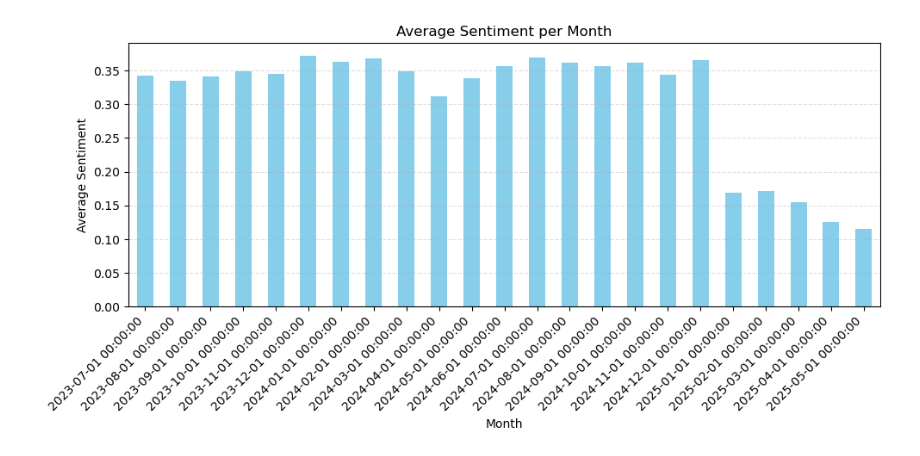
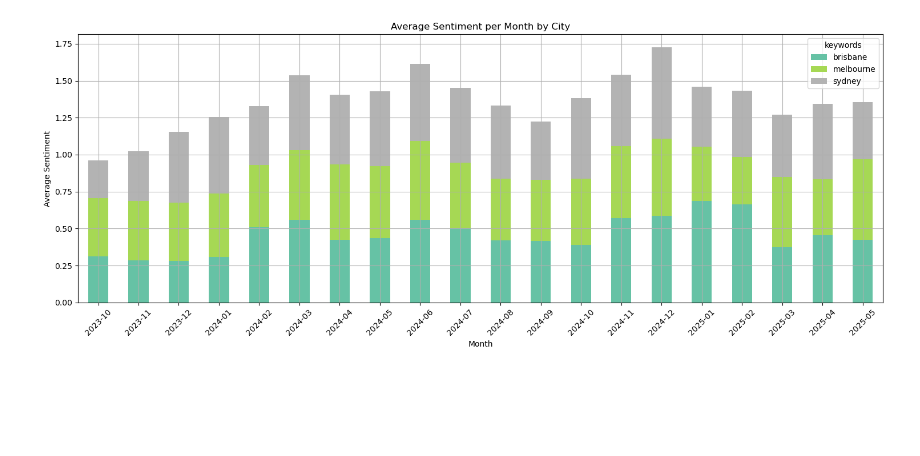
Before and after one commit to TheHQ98/social-media-analysis, a Jupyter notebook: frontend/frontend.ipynb, the cells around one changed output. Drawn from its saved outputs; the diff is of its cells as text; code cells hidden in the pictures; blank space fills up the shorter version.

```diff
--- a/frontend/frontend.ipynb
+++ b/frontend/frontend.ipynb
@@ -4,12 +5,18 @@ import requests, pandas as pd, matplotlib.pyplot as plt
 BASE_URL = "http://127.0.0.1:8888/data-filter"
 # %%
 payload = {
-    "content":  ['cost', 'rent', 'price', 'grocery', 'transport', 'bill', 'living', 'wage', 'income', 'expensive', 'afford', "renting", "apartment", "real estate", "landlord", "tenant", "lease", "mortgage", "housing", "electricity", "gas", "water", "utility", "power bill", "food", "meal", "dining", "supermarket", "shopping", "financial", "budget", "ripoff", "overpriced", "cheapest", "cheaper", "cheap", "struggle", "student loan", "university", "school", "tuition", "doctor", "hospital", "medicare", "insurance", "healthcare", "uber", "taxi", "public transport", "car", "petrol", "fuel"],   # data.content
+    "content": [
+        "cost", "rent", "price", "grocery", "transport", "bill", "living", "wage", "income", "expensive", "afford",
+        "renting", "apartment", "real estate", "landlord", "tenant", "lease", "mortgage", "housing", "electricity",
+        "gas", "water", "utility", "power bill", "food", "meal", "dining", "supermarket", "shopping", "financial",
+        "budget", "ripoff", "overpriced", "cheapest", "cheaper", "cheap", "struggle", "student loan", "university",
+        "school", "tuition", "doctor", "hospital", "medicare", "insurance", "healthcare", "uber", "taxi",
+        "public transport", "car", "petrol", "fuel"],   # data.content
     "tags":     [],     # data.tags
     "keywords": [],     # keywords
     "combine":  "or",      # "and" | "or"
     "size":     1000,
-    "max_docs": 200000       # maximum return data
+    "max_docs": 5000       # maximum return data
 }
 # %%
 resp = requests.post(BASE_URL, json=payload, timeout=120)
@@ -50,29 +50,39 @@ df.head()
 # %%
-df["createdAt_clean"] = (
-    df["createdAt"]
-    .astype(str)
-    .str.replace(r"\+00:00Z$", "Z", regex=True)
-)
+def plot_city_sentiment(df, cities=["melbourne", "sydney", "brisbane"]):
+    df["createdAt"] = pd.to_datetime(df["createdAt"], errors="coerce")
 
-df["createdAt_dt"] = pd.to_datetime(
-    df["createdAt_clean"],
-    errors="coerce",
-    utc=True
-)
+    df["month"] = df["createdAt"].dt.to_period("M")
 
-df_valid = df[df["createdAt_dt"].notna()].copy()
+    # 3. 展开 keywords 列（如果为 list）
+    df_exploded = df.explode("keywords")
 
-df_valid["month"] = pd.to_datetime(df_valid["createdAt_dt"].dt.strftime("%Y-%m"))
+    # 4. 只保留感兴趣的城市关键词
+    df_filtered = df_exploded[df_exploded["keywords"].isin(cities)]
 
-monthly_avg = df_valid.groupby("month")["sentiment"].mean()
+    # 5. 计算每月每城市的平均情绪值
+    grouped = (
+        df_filtered.groupby(["month", "keywords"])["sentiment"]
+        .mean()
+        .unstack(fill_value=0)
+    )
 
-plt.figure(figsize=(10, 5))
-monthly_avg.plot(kind="bar", color="skyblue", title="Average Sentiment per Month")
-plt.xlabel("Month")
-plt.ylabel("Average Sentiment")
-plt.xticks(rotation=45, ha="right")
-plt.grid(axis="y", linestyle="--", alpha=0.4)
-plt.tight_layout()
-plt.show()
+    # 6. 绘图
+    ax = grouped.plot(
+        kind="bar",
+        stacked=True,
+        figsize=(15, 6),
+        colormap="Set2"
+    )
+    ax.set_title("Average Sentiment per Month by City")
+    ax.set_ylabel("Average Sentiment")
+    ax.set_xlabel("Month")
+    plt.xticks(rotation=45)
+    plt.tight_layout()
+    plt.grid(True)
+    plt.show()
+
+    return grouped  # 如果你还想进一步处理数据
-# %% [output]
-[figure, removed]
+# %%
+grouped_df = plot_city_sentiment(df)
+# %% [output]
+[figure, added]
```
Also changed, not shown: parts of 3 cells of this notebook.
